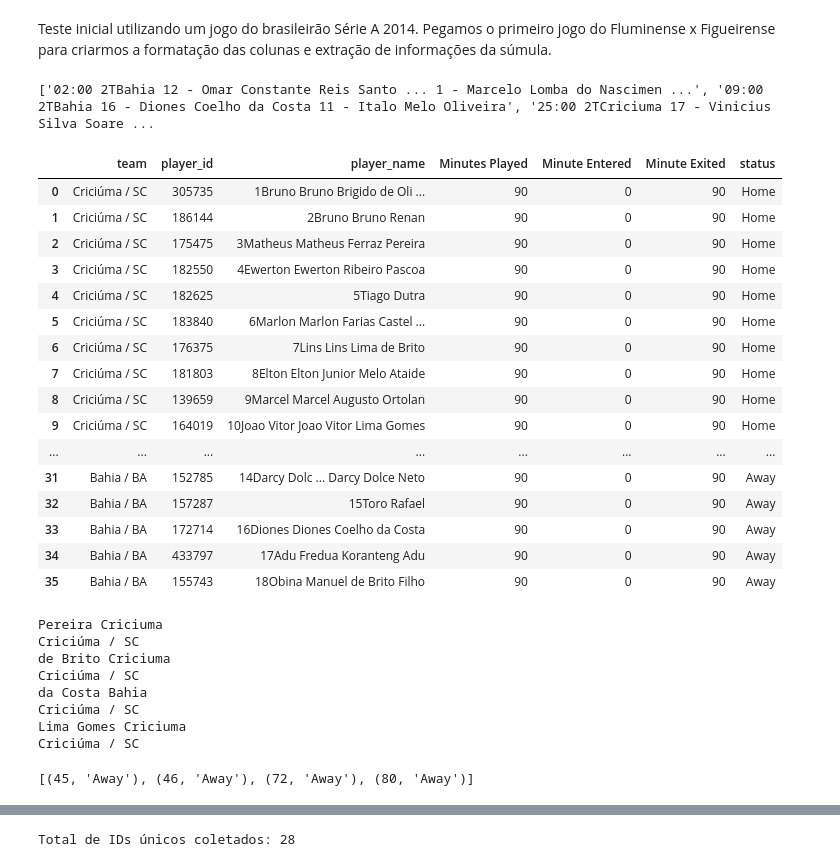
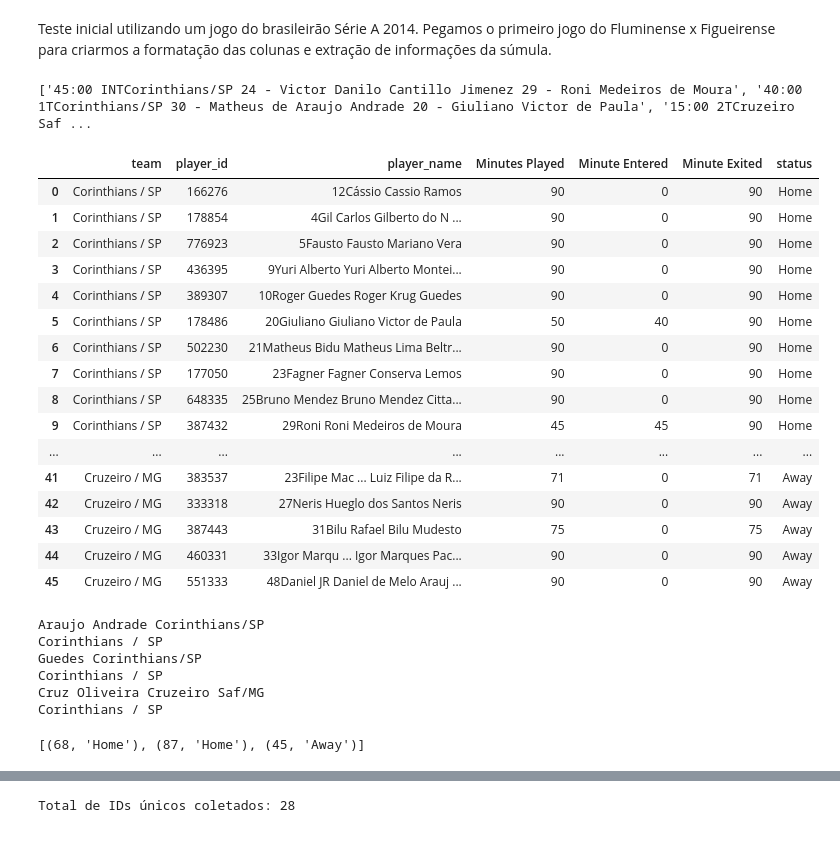
Before and after one commit to ramalhogs/Football-ranking-players, a Jupyter notebook: old_notebooks/formatacao_sumulas.ipynb, the cells around one changed output, grey strips where cells are left out. Drawn from its saved outputs; the diff is of its cells as text; code cells hidden in the pictures.

Commit message:
first test: Campeonato brasileiro serie A

```diff
--- a/old_notebooks/formatacao_sumulas.ipynb
+++ b/old_notebooks/formatacao_sumulas.ipynb
@@ -4,9 +4,9 @@ import numpy as np
 import re
 import os
 
-df = pd.read_json('../Data/Serie_A_2013_games.json')
+df = pd.read_json('../Data/Serie_A_2023_games.json')
 
-df_squad = pd.read_json('../Data/Serie_A_2013_squads.json').T
+df_squad = pd.read_json('../Data/Serie_A_2023_squads.json').T
 
 df_transposto = df.transpose()
 
@@ -48,10 +48,10 @@ df_squad.head(9)
 # %% [markdown]
 Teste inicial utilizando um jogo do brasileirão Série A 2014. Pegamos o primeiro jogo do Fluminense x Figueirense para criarmos a formatação das colunas e extração de informações da súmula.
 # %%
-players_teams = df_transposto.iloc[6, 3]
-team_changes = df_transposto.iloc[6, 5]
+players_teams = df_transposto.iloc[3, 3]
+team_changes = df_transposto.iloc[3, 5]
 
-start_players = df_squad.iloc[6,:]
+start_players = df_squad.iloc[3,:]
 
 # Criando DataFrame dos jogadores
 new_df_players = pd.DataFrame(players_teams, columns=['player', 'team'])
@@ -110,7 +110,6 @@ def tratar_excecoes_nomes_times(team):
     # Verificar se o time está nas exceções e substituí-lo
     return excecoes.get(team, team)
 
-
 for time, half, team, player_out_number, player_in_number in parsed_changes:
 
     team = tratar_excecoes_nomes_times(team)
@@ -120,51 +119,54 @@ for time, half, team, player_out_number, player_in_number in parsed_changes:
     if '2T' in half:
         minute_entered = 45 + minute
         minute_exited = 45 + minute
     else:
         minute_entered = minute
         minute_exited = minute
 
+    team = re.sub(r' \b[sS][aA][fF]\b', '', team).strip()
+
     # Atualizar o jogador que entrou
     mask_in = (new_df_players['player_name'].apply(lambda x: re.match(r'^' + player_in_number + r'\D', x) is not None) &
                new_df_players['team'].apply(lambda x: verifica_substring(team, x)))
+
     new_df_players.loc[mask_in, 'Minute Entered'] = minute_entered
     new_df_players.loc[mask_in, 'Minute Exited'] = 90  # O jogador que entra fica até o final do jogo
 
     # Atualizar o jogador que saiu
     mask_out = (new_df_players['player_name'].apply(lambda x: re.match(r'^' + player_out_number + r'\D', x) is not None) &
                 new_df_players['team'].apply(lambda x: verifica_substring(team, x)))
     new_df_players.loc[mask_out, 'Minute Exited'] = minute_exited
 
 new_df_players['Minutes Played'] = new_df_players['Minute Exited'] - new_df_players['Minute Entered']
 
 
 #setando Home ou Away
-home_team = df_transposto.iloc[6, 0]
+home_team = df_transposto.iloc[3, 0]
 new_df_players
 new_df_players['status'] = np.where(new_df_players['team'] == home_team, 'Home', 'Away')
 
 new_df_players = new_df_players.drop(columns='player')
 # Visualizando o novo DataFrame
 new_df_players
 # %% [output]
-['02:00 2TBahia 12 - Omar Constante Reis Santo ... 1 - Marcelo Lomba do Nascimen ...', '09:00 2TBahia 16 - Diones Coelho da Costa 11 - Italo Melo Oliveira', '25:00 2TCriciuma 17 - Vinicius Silva Soare ...
+['45:00 INTCorinthians/SP 24 - Victor Danilo Cantillo Jimenez 29 - Roni Medeiros de Moura', '40:00 1TCorinthians/SP 30 - Matheus de Araujo Andrade 20 - Giuliano Victor de Paula', '15:00 2TCruzeiro Saf ...
 |  | team | player_id | player_name | Minutes Played | Minute Entered | Minute Exited | status |
-| 0 | Criciúma / SC | 305735 | 1Bruno Bruno Brigido de Oli ... | 90 | 0 | 90 | Home |
-| 1 | Criciúma / SC | 186144 | 2Bruno Bruno Renan | 90 | 0 | 90 | Home |
-| 2 | Criciúma / SC | 175475 | 3Matheus Matheus Ferraz Pereira | 90 | 0 | 90 | Home |
-| 3 | Criciúma / SC | 182550 | 4Ewerton Ewerton Ribeiro Pascoa | 90 | 0 | 90 | Home |
-| 4 | Criciúma / SC | 182625 | 5Tiago Dutra | 90 | 0 | 90 | Home |
-| 5 | Criciúma / SC | 183840 | 6Marlon Marlon Farias Castel ... | 90 | 0 | 90 | Home |
-| 6 | Criciúma / SC | 176375 | 7Lins Lins Lima de Brito | 90 | 0 | 90 | Home |
-| 7 | Criciúma / SC | 181803 | 8Elton Elton Junior Melo Ataide | 90 | 0 | 90 | Home |
-| 8 | Criciúma / SC | 139659 | 9Marcel Marcel Augusto Ortolan | 90 | 0 | 90 | Home |
-| 9 | Criciúma / SC | 164019 | 10Joao Vitor Joao Vitor Lima Gomes | 90 | 0 | 90 | Home |
+| 0 | Corinthians / SP | 166276 | 12Cássio Cassio Ramos | 90 | 0 | 90 | Home |
+| 1 | Corinthians / SP | 178854 | 4Gil Carlos Gilberto do N ... | 90 | 0 | 90 | Home |
+| 2 | Corinthians / SP | 776923 | 5Fausto Fausto Mariano Vera | 90 | 0 | 90 | Home |
+| 3 | Corinthians / SP | 436395 | 9Yuri Alberto Yuri Alberto Montei... | 90 | 0 | 90 | Home |
+| 4 | Corinthians / SP | 389307 | 10Roger Guedes Roger Krug Guedes | 90 | 0 | 90 | Home |
+| 5 | Corinthians / SP | 178486 | 20Giuliano Giuliano Victor de Paula | 50 | 40 | 90 | Home |
+| 6 | Corinthians / SP | 502230 | 21Matheus Bidu Matheus Lima Beltr... | 90 | 0 | 90 | Home |
+| 7 | Corinthians / SP | 177050 | 23Fagner Fagner Conserva Lemos | 90 | 0 | 90 | Home |
+| 8 | Corinthians / SP | 648335 | 25Bruno Mendez Bruno Mendez Citta... | 90 | 0 | 90 | Home |
+| 9 | Corinthians / SP | 387432 | 29Roni Roni Medeiros de Moura | 45 | 45 | 90 | Home |
 | ... | ... | ... | ... | ... | ... | ... | ... |
-| 31 | Bahia / BA | 152785 | 14Darcy Dolc ... Darcy Dolce Neto | 90 | 0 | 90 | Away |
-| 32 | Bahia / BA | 157287 | 15Toro Rafael | 90 | 0 | 90 | Away |
-| 33 | Bahia / BA | 172714 | 16Diones Diones Coelho da Costa | 90 | 0 | 90 | Away |
-| 34 | Bahia / BA | 433797 | 17Adu Fredua Koranteng Adu | 90 | 0 | 90 | Away |
-| 35 | Bahia / BA | 155743 | 18Obina Manuel de Brito Filho | 90 | 0 | 90 | Away |
+| 41 | Cruzeiro / MG | 383537 | 23Filipe Mac ... Luiz Filipe da R... | 71 | 0 | 71 | Away |
+| 42 | Cruzeiro / MG | 333318 | 27Neris Hueglo dos Santos Neris | 90 | 0 | 90 | Away |
+| 43 | Cruzeiro / MG | 387443 | 31Bilu Rafael Bilu Mudesto | 75 | 0 | 75 | Away |
+| 44 | Cruzeiro / MG | 460331 | 33Igor Marqu ... Igor Marques Pac... | 90 | 0 | 90 | Away |
+| 45 | Cruzeiro / MG | 551333 | 48Daniel JR Daniel de Melo Arauj ... | 90 | 0 | 90 | Away |
 # %%
 import unicodedata
 
@@ -206,8 +208,8 @@ def parse_goals(goals, home_team):
 
             player_name = match.group(5).strip()
 
-            time_casa = df_transposto.iloc[6, 0]
-            time_visitante = df_transposto.iloc[6, 1]
+            time_casa = df_transposto.iloc[3, 0]
+            time_visitante = df_transposto.iloc[3, 1]
             print(match.group(6))
             print(time_casa)
 
@@ -250,20 +252,18 @@ def parse_goals(goals, home_team):
             parsed_goals.append((minute, team_status))
     return parsed_goals
 
-home_team = df_transposto.iloc[6, 0]
-parsed_goals = parse_goals(df_transposto.iloc[6,4], home_team)
+home_team = df_transposto.iloc[3, 0]
+parsed_goals = parse_goals(df_transposto.iloc[3,4], home_team)
 
 parsed_goals
 # %% [output]
-Pereira Criciuma
-Criciúma / SC
-de Brito Criciuma
-Criciúma / SC
-da Costa Bahia
-Criciúma / SC
-Lima Gomes Criciuma
-Criciúma / SC
+Araujo Andrade Corinthians/SP
+Corinthians / SP
+Guedes Corinthians/SP
+Corinthians / SP
+Cruz Oliveira Cruzeiro Saf/MG
+Corinthians / SP
-[(45, 'Away'), (46, 'Away'), (72, 'Away'), (80, 'Away')]
+[(68, 'Home'), (87, 'Home'), (45, 'Away')]
 # %%
 
 new_df_players['Goals For'] = 0
```
Also changed, not shown: parts of 4 cells of this notebook, 6 other files.
